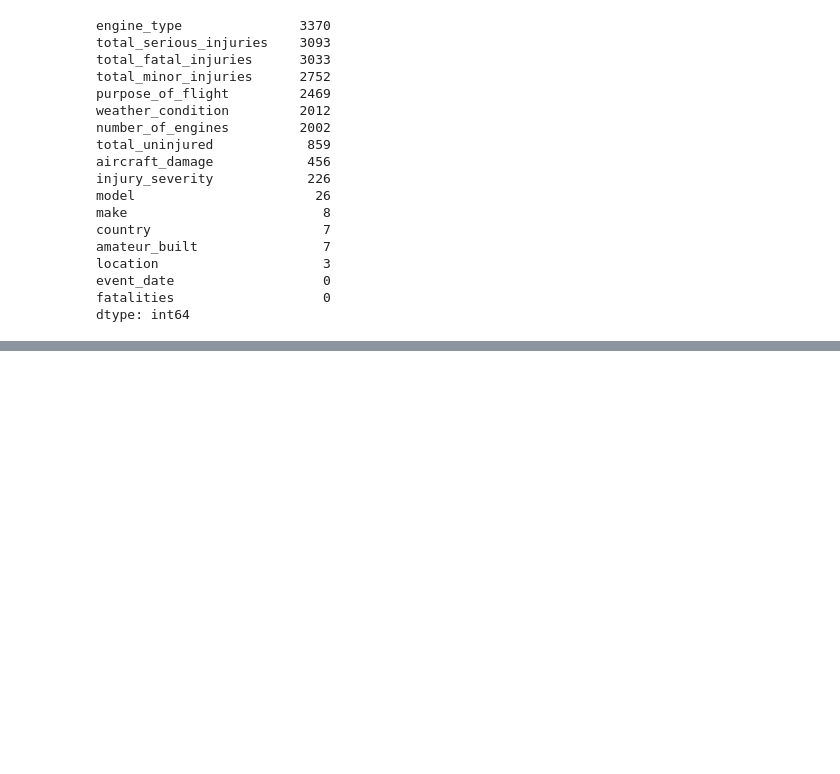
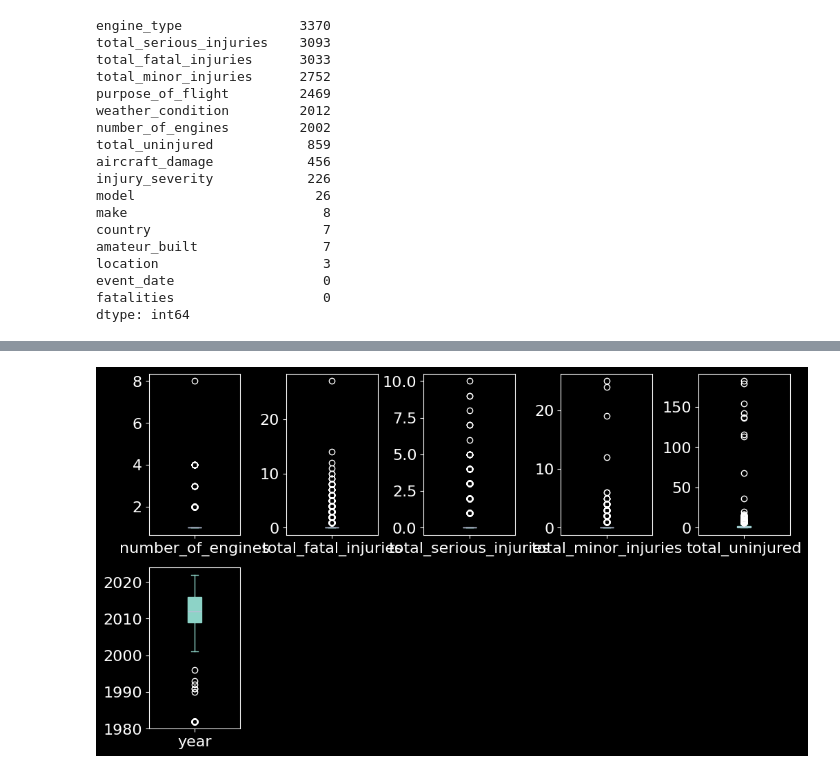
Before and after one commit to deniselouzada/air-accident-reports, a Jupyter notebook: ntsb-accidents.ipynb, the cells around one changed output, grey strips where cells are left out. Saved outputs shown, nothing was run; the diff lists cells and outputs as text; code cells hidden in the pictures; blank space fills up the shorter version.

```diff
--- a/ntsb-accidents.ipynb
+++ b/ntsb-accidents.ipynb
@@ -543,0 +620,13 @@ df.info()
+# %%
+df_box = df.drop(columns=[
+    'country',
+    'location',
+    'injury_severity',
+    'aircraft_damage',
+    'make',
+    'model',
+    'amateur_built',
+    'engine_type',
+    'purpose_of_flight',
+    'weather_condition'
+])
@@ -543,0 +639,5 @@ df.info()
+# %%
+df_box.plot(subplots = True, layout = (4,5), kind = 'box', figsize = (12,14), patch_artist = True)
+plt.subplots_adjust(wspace=0.5)
+# %% [output]
+[figure, added]
```
Also changed, not shown: parts of 26 cells of this notebook, 2 other files.
